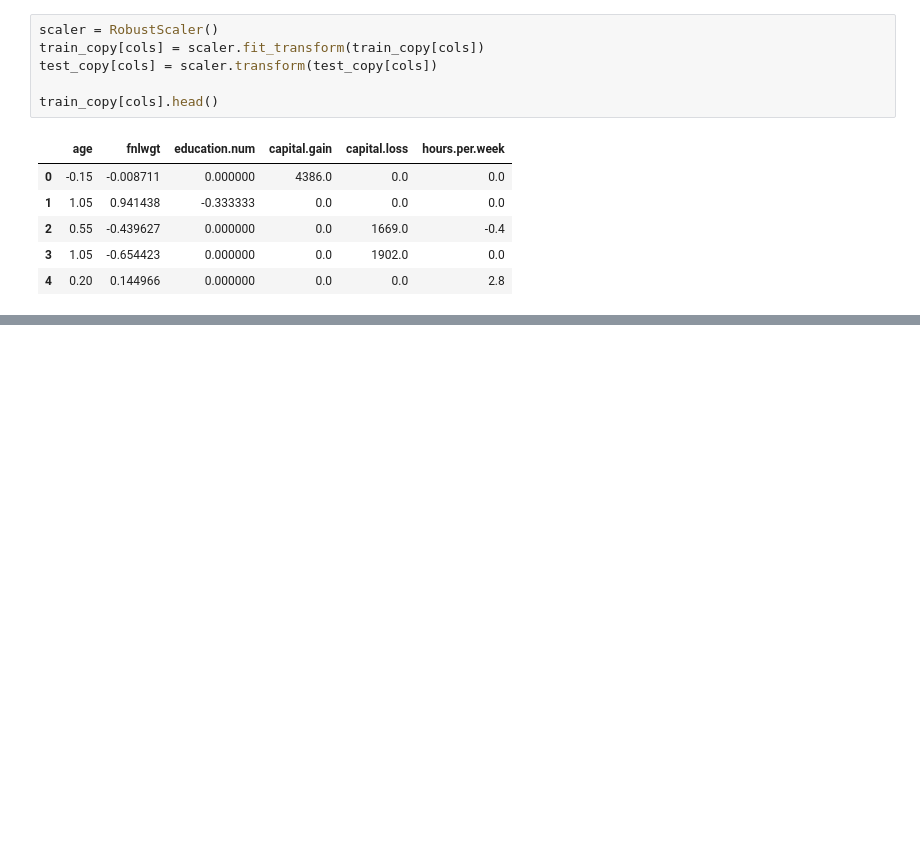
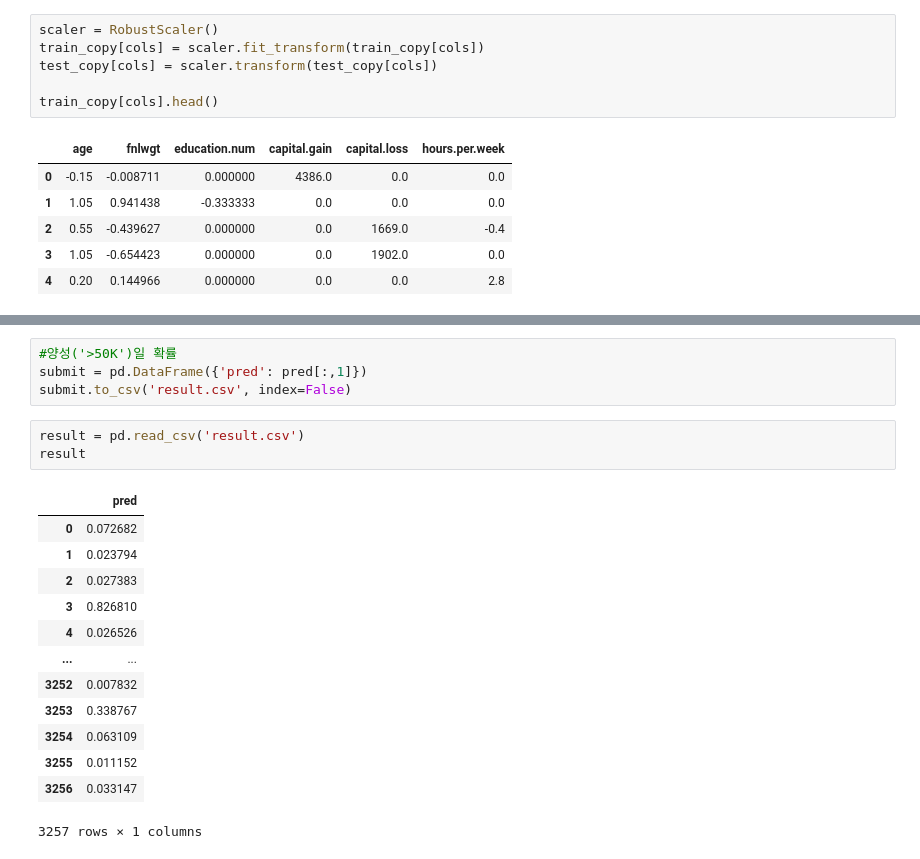
Before and after one commit to CHANGWOOKCHO/engineer_big_data_analysis, a Jupyter notebook: part2/chapter2/chapter2.ipynb, the cells around one changed output, grey strips where cells are left out. Drawn from its saved outputs; the diff is of its cells as text; blank space fills up the shorter version.

```diff
--- a/part2/chapter2/chapter2.ipynb
+++ b/part2/chapter2/chapter2.ipynb
@@ -387,0 +503,21 @@ train_copy[cols].head()
+# %%
+#양성('>50K')일 확률
+submit = pd.DataFrame({'pred': pred[:,1]})
+submit.to_csv('result.csv', index=False)
+# %%
+result = pd.read_csv('result.csv')
+result
+# %% [output]
+|  | pred |
+| 0 | 0.072682 |
+| 1 | 0.023794 |
+| 2 | 0.027383 |
+| 3 | 0.826810 |
+| 4 | 0.026526 |
+| ... | ... |
+| 3252 | 0.007832 |
+| 3253 | 0.338767 |
+| 3254 | 0.063109 |
+| 3255 | 0.011152 |
+| 3256 | 0.033147 |
+3257 rows × 1 columns
```
Also changed, not shown: parts of 26 cells of this notebook, 1 other file.
